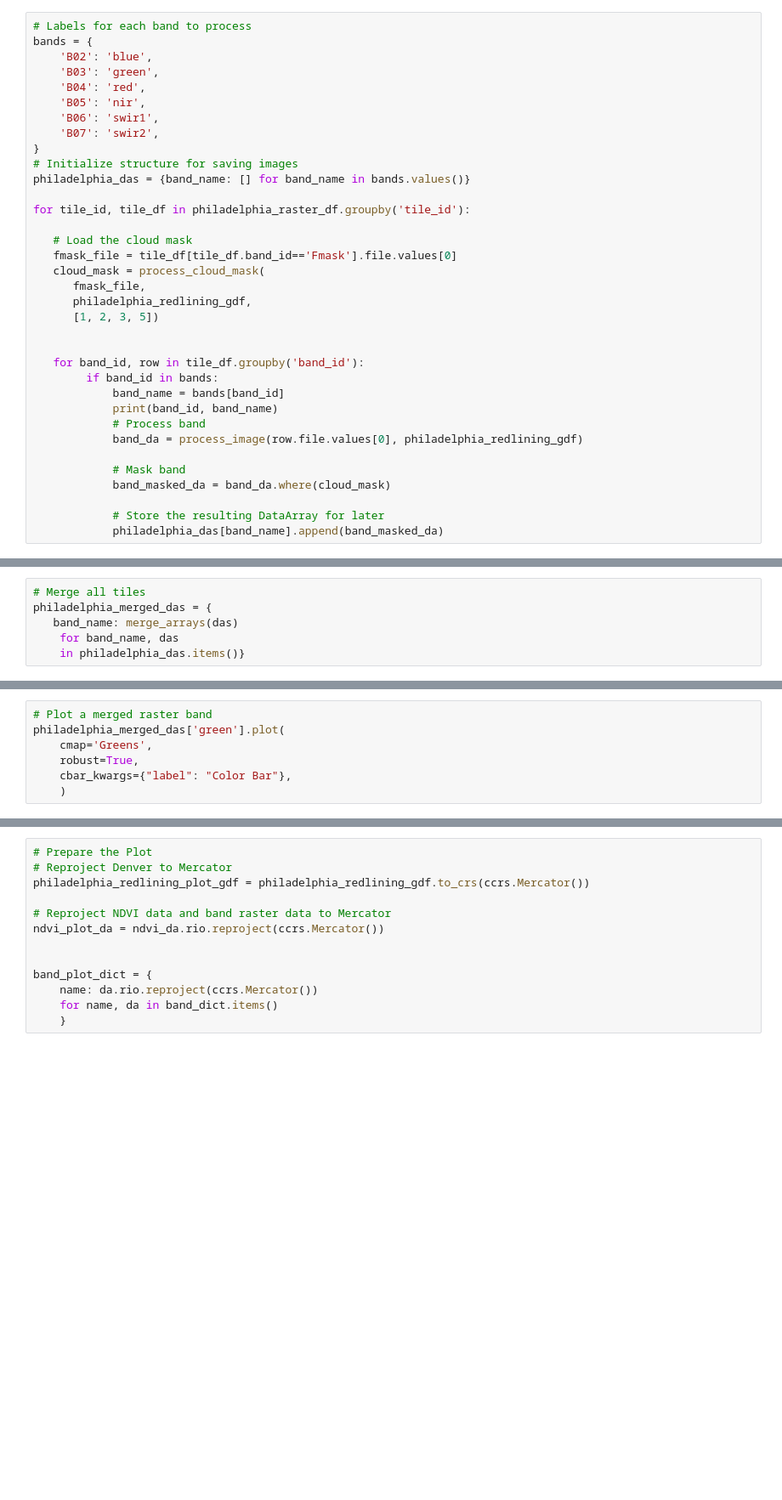
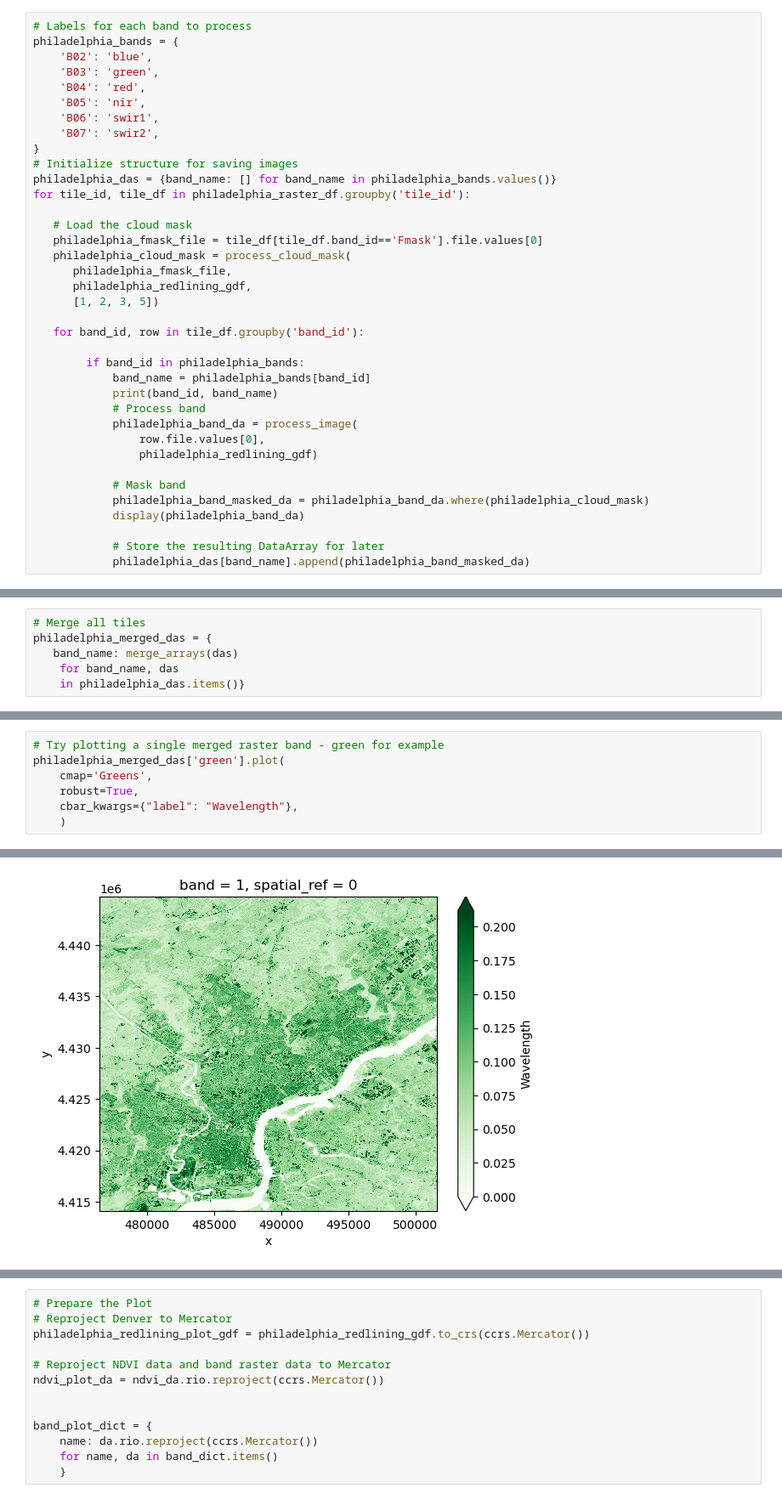
Before and after one commit to earthlab-education/fundamentals-04-redlining-brglea, a Jupyter notebook: notebooks/philadelphia-redlining-portfolio-post.ipynb, the cells around one changed output, grey strips where cells are left out. Shown at 85% size. Drawn from its saved outputs; the diff is of its cells as text; blank space fills up the shorter version.

```diff
--- a/notebooks/philadelphia-redlining-portfolio-post.ipynb
+++ b/notebooks/philadelphia-redlining-portfolio-post.ipynb
@@ -413,6 +423,6 @@ philadelphia_raster_df
 # %%
 # Labels for each band to process
-bands = {
+philadelphia_bands = {
     'B02': 'blue',
     'B03': 'green',
     'B04': 'red',
@@ -421,27 +431,29 @@ bands = {
     'B07': 'swir2',
 }
 # Initialize structure for saving images
-philadelphia_das = {band_name: [] for band_name in bands.values()}
-
+philadelphia_das = {band_name: [] for band_name in philadelphia_bands.values()}
 for tile_id, tile_df in philadelphia_raster_df.groupby('tile_id'):
 
    # Load the cloud mask
-   fmask_file = tile_df[tile_df.band_id=='Fmask'].file.values[0]
-   cloud_mask = process_cloud_mask(
-      fmask_file,
+   philadelphia_fmask_file = tile_df[tile_df.band_id=='Fmask'].file.values[0]
+   philadelphia_cloud_mask = process_cloud_mask(
+      philadelphia_fmask_file,
       philadelphia_redlining_gdf,
       [1, 2, 3, 5])
 
+   for band_id, row in tile_df.groupby('band_id'):
 
-   for band_id, row in tile_df.groupby('band_id'):
-        if band_id in bands:
-            band_name = bands[band_id]
+        if band_id in philadelphia_bands:
+            band_name = philadelphia_bands[band_id]
             print(band_id, band_name)
             # Process band
-            band_da = process_image(row.file.values[0], philadelphia_redlining_gdf)
+            philadelphia_band_da = process_image(
+                row.file.values[0],
+                philadelphia_redlining_gdf)
 
             # Mask band
-            band_masked_da = band_da.where(cloud_mask)
+            philadelphia_band_masked_da = philadelphia_band_da.where(philadelphia_cloud_mask)
+            display(philadelphia_band_da)
 
             # Store the resulting DataArray for later
-            philadelphia_das[band_name].append(band_masked_da)
+            philadelphia_das[band_name].append(philadelphia_band_masked_da)
@@ -454,7 +616,8 @@ philadelphia_merged_das = {
 # %%
-# Plot a merged raster band
+# Try plotting a single merged raster band - green for example
 philadelphia_merged_das['green'].plot(
     cmap='Greens',
     robust=True,
-    cbar_kwargs={"label": "Color Bar"},
+    cbar_kwargs={"label": "Wavelength"},
     )
+# %% [output]
@@ -460,0 +625 @@ philadelphia_merged_das['green'].plot(
+[figure, added]
```
Also changed, not shown: parts of 14 cells of this notebook.
